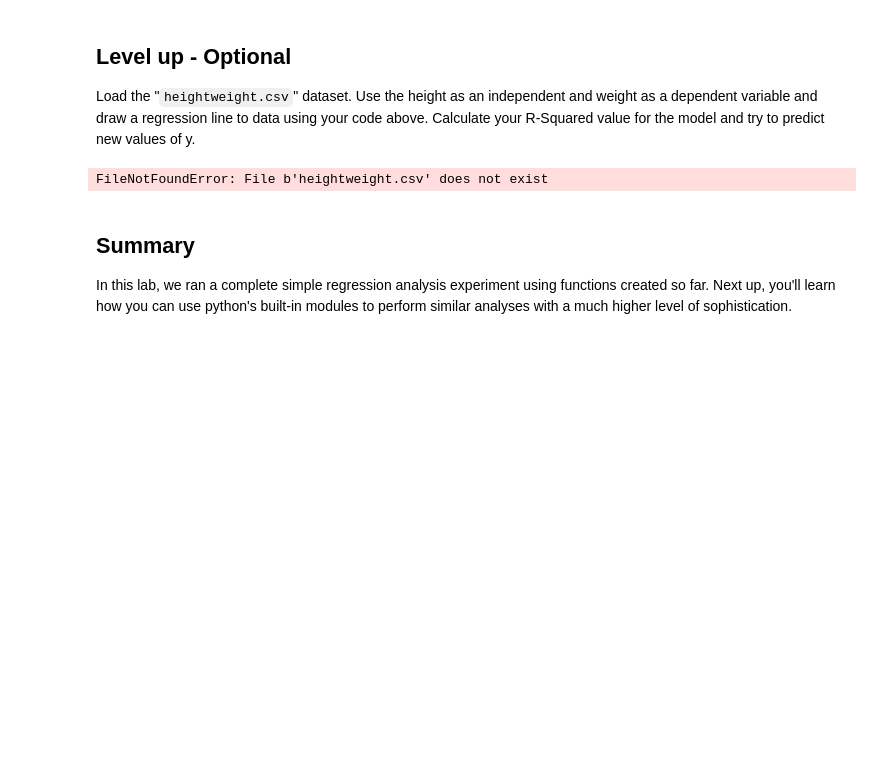
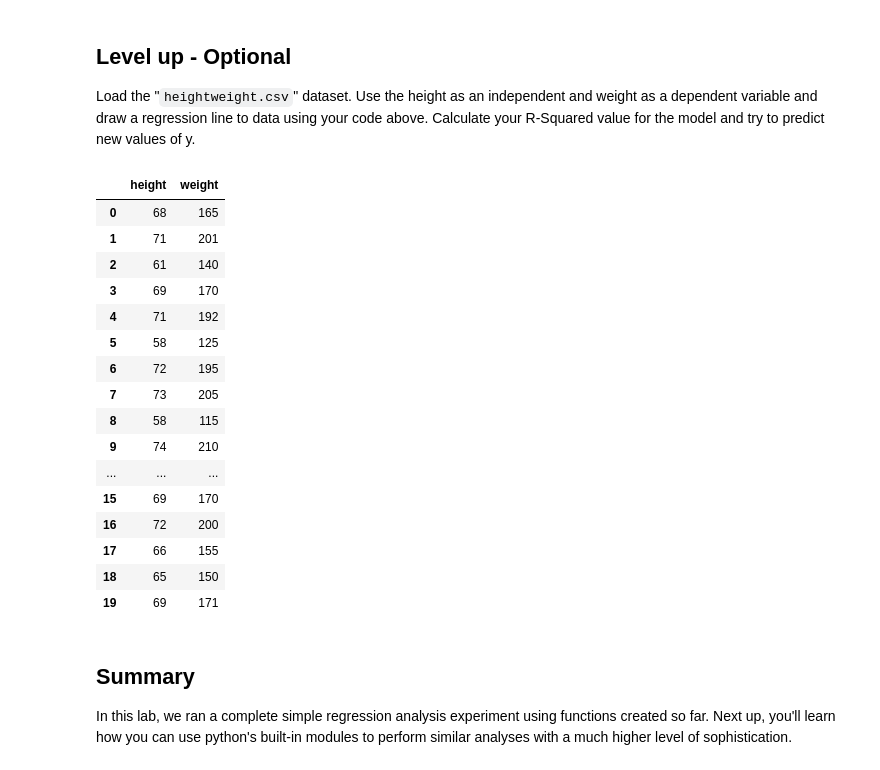
Before and after one commit to kathrinv/dsc-complete-regression-lab-nyc-ds-082619, a Jupyter notebook: index.ipynb, the cells around one changed output. Cells and saved outputs as stored; diff of their text form; code cells hidden in the pictures; blank space fills up the shorter version.

```diff
--- a/index.ipynb
+++ b/index.ipynb
@@ -157,9 +157,27 @@ Prediction: Y=8.85
 Load the "`heightweight.csv`" dataset. Use the height as an independent and weight as a dependent variable and draw a regression line to data using your code above. Calculate your R-Squared value for the model and try to predict new values of y.
 # %%
 import pandas as pd
-df = pd.read_csv('heightweight.csv')
+df = pd.read_csv('heightWeight.csv')
-# %% [output]
-FileNotFoundError: File b'heightweight.csv' does not exist
+# %%
+df
+# %% [output]
+|  | height | weight |
+| 0 | 68 | 165 |
+| 1 | 71 | 201 |
+| 2 | 61 | 140 |
+| 3 | 69 | 170 |
+| 4 | 71 | 192 |
+| 5 | 58 | 125 |
+| 6 | 72 | 195 |
+| 7 | 73 | 205 |
+| 8 | 58 | 115 |
+| 9 | 74 | 210 |
+| ... | ... | ... |
+| 15 | 69 | 170 |
+| 16 | 72 | 200 |
+| 17 | 66 | 155 |
+| 18 | 65 | 150 |
+| 19 | 69 | 171 |
 # %% [markdown]
 
 ## Summary
```
